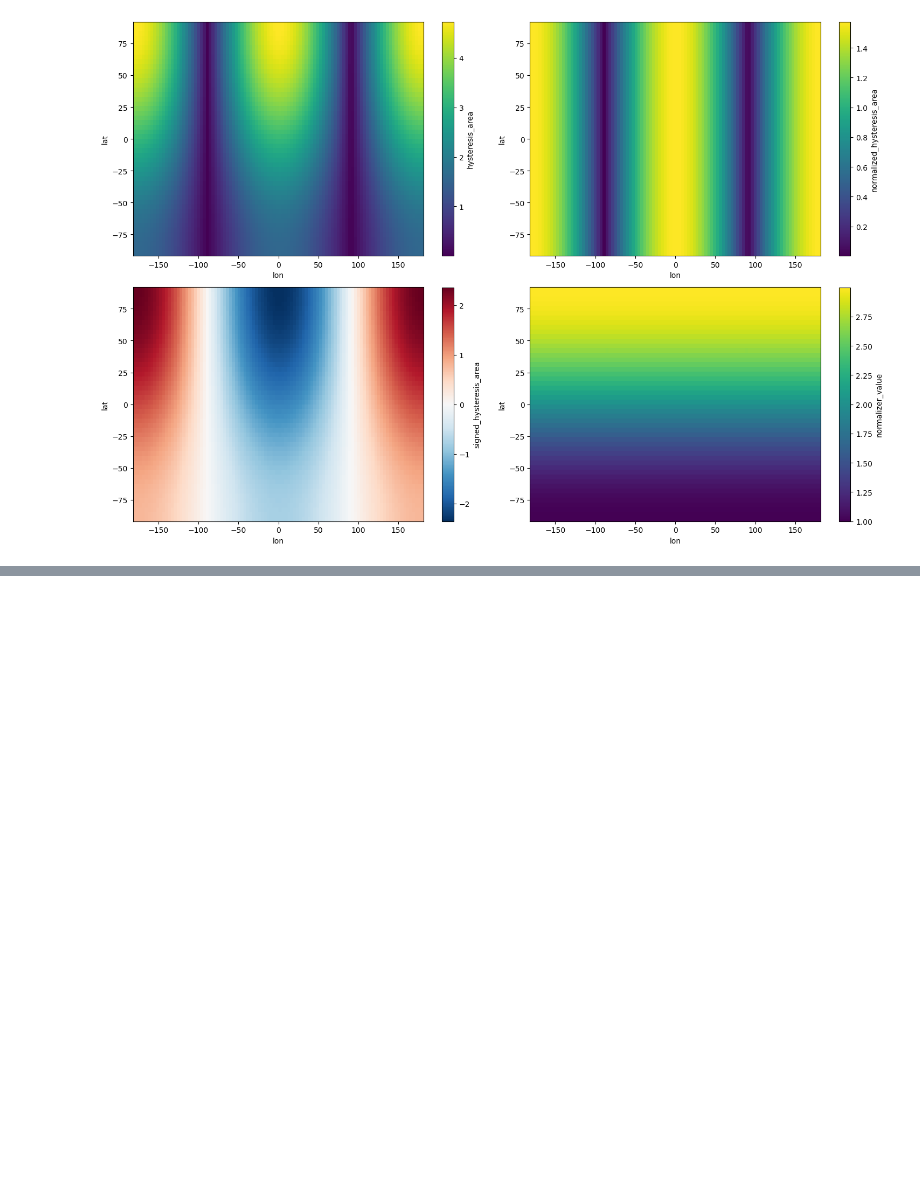
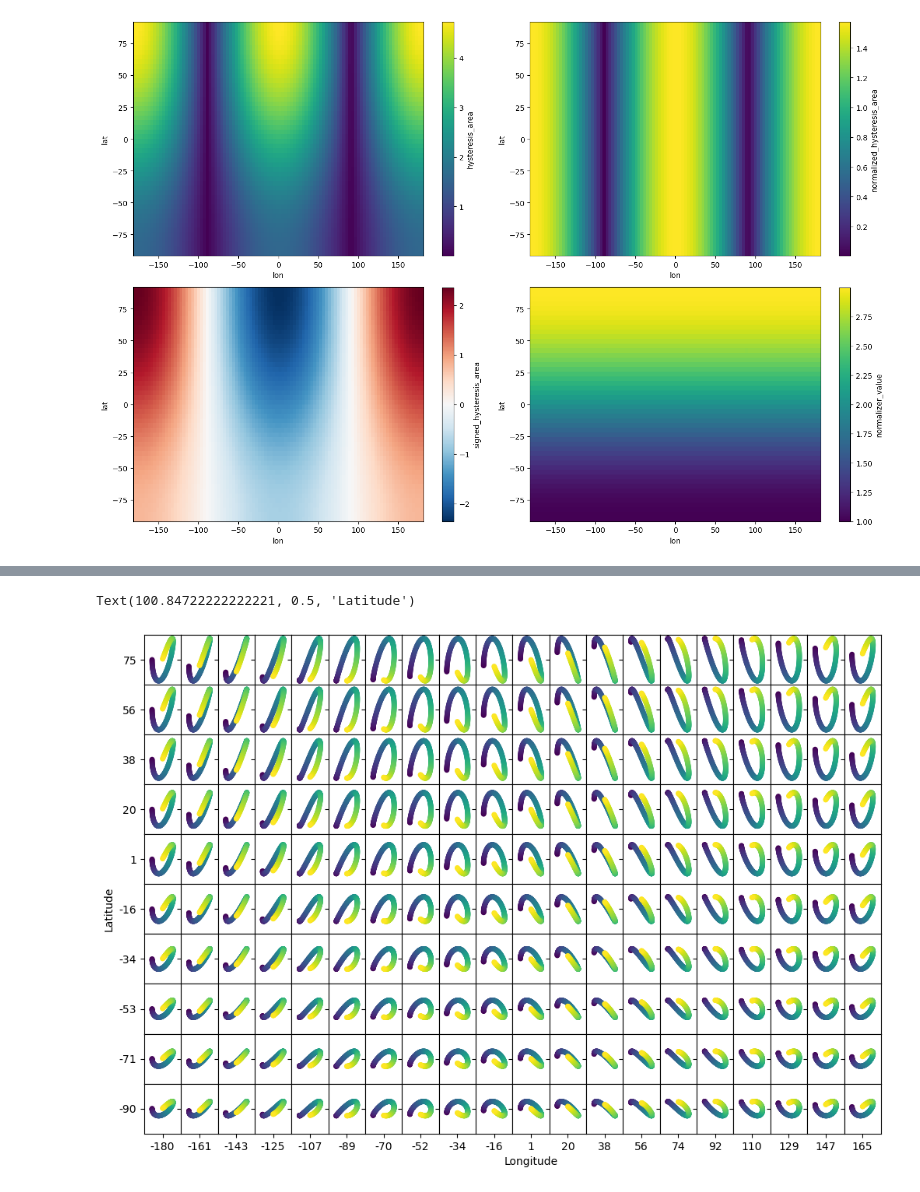
Before and after one commit to eikekoehn/hysteresis, a Jupyter notebook: demo_3d.ipynb, the cells around one changed output, grey strips where cells are left out. Saved outputs shown, nothing was run; the diff lists cells and outputs as text; code cells hidden in the pictures; blank space fills up the shorter version.

```diff
--- a/demo_3d.ipynb
+++ b/demo_3d.ipynb
@@ -98,0 +140,25 @@ plt.show()
+# %%
+res = 5
+fig,ax = plt.subplots(int(n_lat/res),int(n_lon/res),sharex='col',sharey='row',figsize=(10,7))
+plt.tight_layout()
+plt.subplots_adjust(wspace=0,hspace=0)
+
+lats_subsampled = lats[::res]
+lons_subsampled = lons[::res]
+
+for lati,lat in enumerate(lats_subsampled):
+    lati2 = np.size(lats_subsampled)-lati-1
+    for loni,lon in enumerate(lons_subsampled):
+        # "flip" the lati to have the right order from "north" to "south" in the way the subplots appear
+        ax[lati2,loni].scatter(ref_axis,da.sel(lat=lat,lon=lon),15,np.arange(n_years))
+        ax[lati2,loni].set_yticks([0])
+        ax[lati2,loni].set_yticklabels([int(lat)])
+        ax[lati2,loni].set_xticks([0])
+        ax[lati2,loni].set_xticklabels([int(lon)])
+        ax[lati2,loni].set_xlim([-1.75,1.75])
+        ax[lati2,loni].set_ylim([-1.75,1.75])
+ax[-1,int(len(lons_subsampled)/2)].set_xlabel('Longitude')
+ax[int(len(lats_subsampled)/2),0].set_ylabel('Latitude')
+# %% [output]
+Text(100.84722222222221, 0.5, 'Latitude')
+[figure, added]
```
Also changed, not shown: parts of 9 cells of this notebook, 3 other files.
